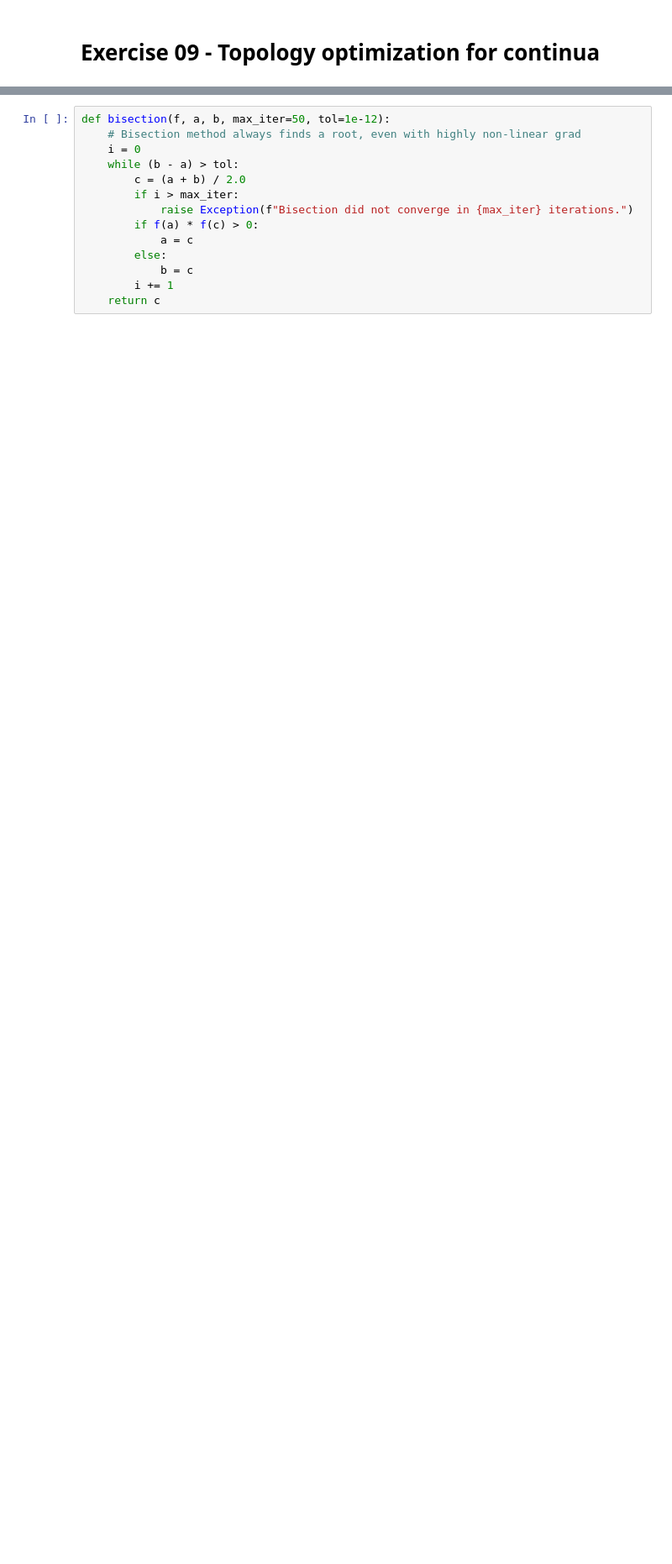
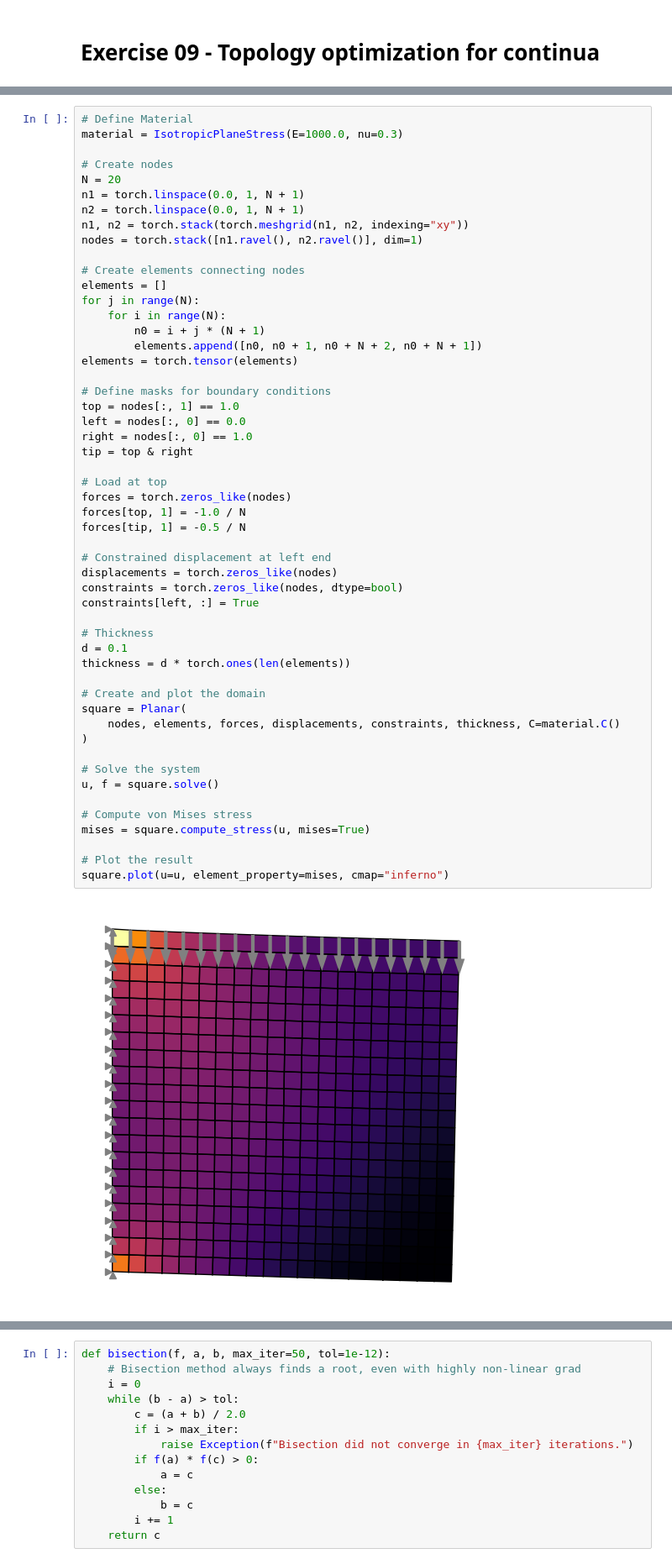
Before and after one commit to meyer-nils/structural_optimization, a Jupyter notebook: notebooks/exercise_09_topology_unsolved.ipynb, the cells around one changed output, grey strips where cells are left out. Shown at 84% size. Drawn from its saved outputs; the diff is of its cells as text; blank space fills up the shorter version.

```diff
--- a/notebooks/exercise_09_topology_unsolved.ipynb
+++ b/notebooks/exercise_09_topology_unsolved.ipynb
@@ -22,0 +18,54 @@ To save material, the bookshelf should use only 40% of the given design space, w
+# %%
+# Define Material
+material = IsotropicPlaneStress(E=1000.0, nu=0.3)
+
+# Create nodes
+N = 20
+n1 = torch.linspace(0.0, 1, N + 1)
+n2 = torch.linspace(0.0, 1, N + 1)
+n1, n2 = torch.stack(torch.meshgrid(n1, n2, indexing="xy"))
+nodes = torch.stack([n1.ravel(), n2.ravel()], dim=1)
+
+# Create elements connecting nodes
+elements = []
+for j in range(N):
+    for i in range(N):
+        n0 = i + j * (N + 1)
+        elements.append([n0, n0 + 1, n0 + N + 2, n0 + N + 1])
+elements = torch.tensor(elements)
+
+# Define masks for boundary conditions
+top = nodes[:, 1] == 1.0
+left = nodes[:, 0] == 0.0
+right = nodes[:, 0] == 1.0
+tip = top & right
+
+# Load at top
+forces = torch.zeros_like(nodes)
+forces[top, 1] = -1.0 / N
+forces[tip, 1] = -0.5 / N
+
+# Constrained displacement at left end
+displacements = torch.zeros_like(nodes)
+constraints = torch.zeros_like(nodes, dtype=bool)
+constraints[left, :] = True
+
+# Thickness
+d = 0.1
+thickness = d * torch.ones(len(elements))
+
+# Create and plot the domain
+square = Planar(
+    nodes, elements, forces, displacements, constraints, thickness, C=material.C()
+)
+
+# Solve the system
+u, f = square.solve()
+
+# Compute von Mises stress
+mises = square.compute_stress(u, mises=True)
+
+# Plot the result
+square.plot(u=u, element_property=mises, cmap="inferno")
+# %% [output]
+[figure, added]
```
Also changed, not shown: parts of 16 cells of this notebook, 1 other file.
